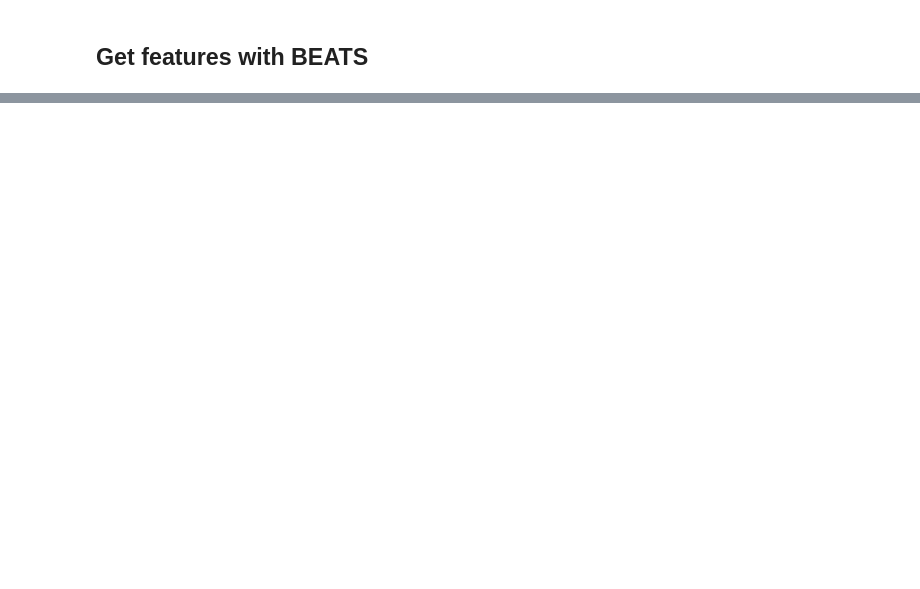
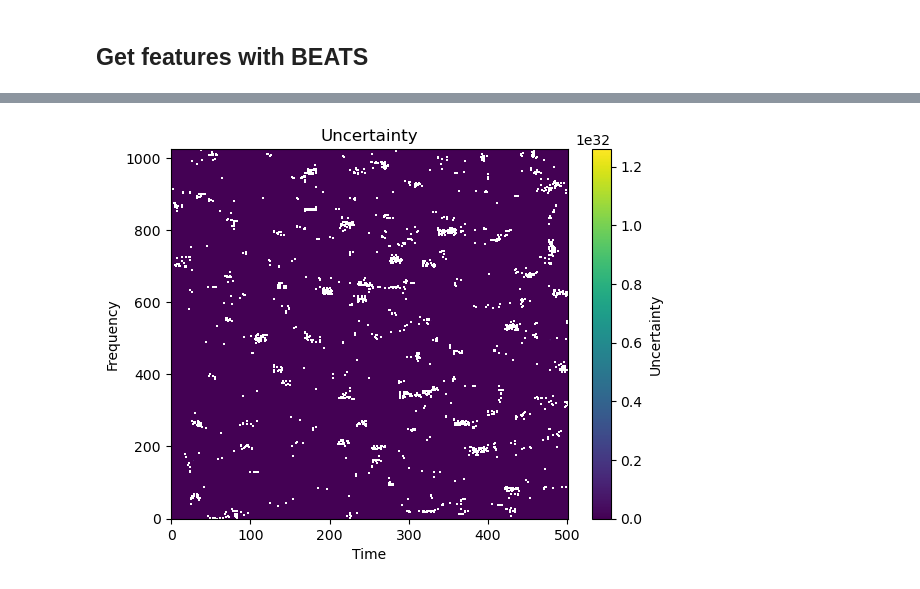
Before and after one commit to zszalan98/DL_RELAX, a Jupyter notebook: test_relax.ipynb, the cells around one changed output, grey strips where cells are left out. Cells and saved outputs as stored; diff of their text form; code cells hidden in the pictures; blank space fills up the shorter version.

```diff
--- a/test_relax.ipynb
+++ b/test_relax.ipynb
@@ -108,2 +183,13 @@ masked_features = beats_model.extract_features(res_masked_audios)[0]
+# %%
+mean = torch.mean(U/(W-1), dim=0)
+mean.shape
+plt.imshow(mean, aspect='auto', cmap='viridis', origin='lower')
+plt.colorbar(label='Uncertainty')
+plt.title('Uncertainty')
+plt.xlabel('Time')
+plt.ylabel('Frequency')
+plt.show()
+# %% [output]
+[figure, added]
 # %%
 # Compute cosine similarity between original and masked features
```
Also changed, not shown: parts of 13 cells of this notebook.
